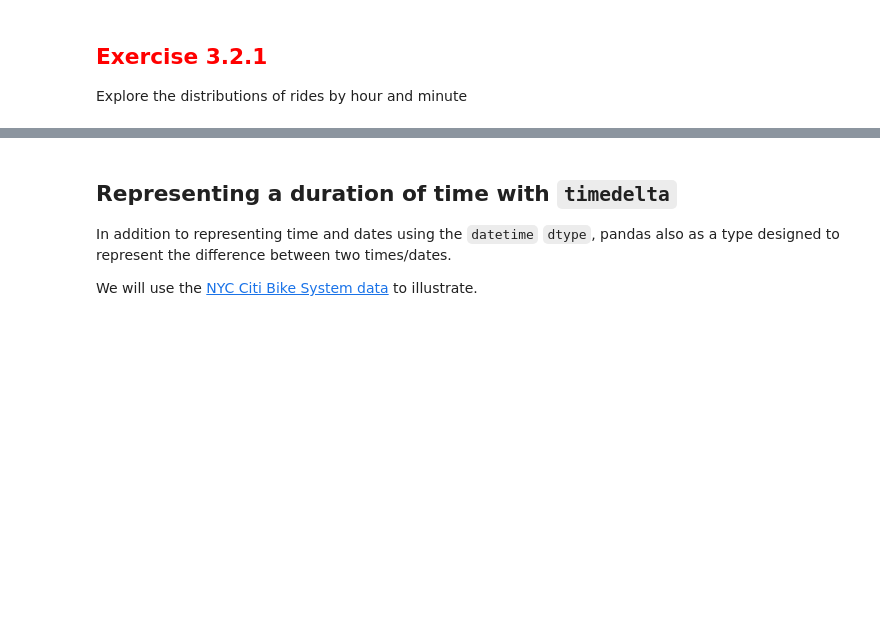
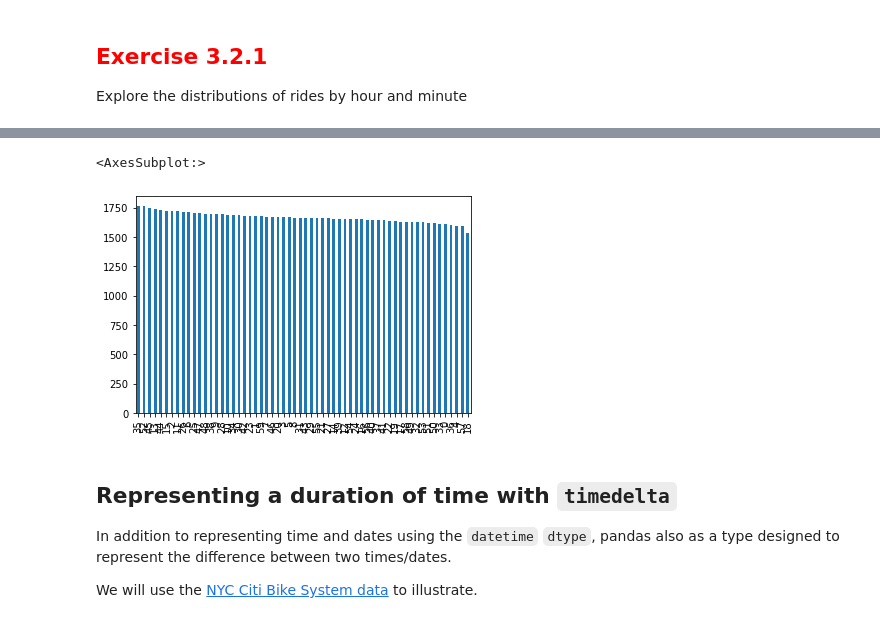
Before and after one commit to samwooden/module3_more_about_mutate, a Jupyter notebook: 3_2_working_with_dates.ipynb, the cells around one changed output, grey strips where cells are left out. Saved outputs shown, nothing was run; the diff lists cells and outputs as text; code cells hidden in the pictures; blank space fills up the shorter version.

```diff
--- a/3_2_working_with_dates.ipynb
+++ b/3_2_working_with_dates.ipynb
@@ -248,3 +251,8 @@ Explore the distributions of rides by hour and minute
+# %%
+uber_april.date.dt.minute.value_counts(sort=True).plot(kind='bar')
+# %% [output]
+<AxesSubplot:>
+[figure, added]
 # %% [markdown]
 ## Representing a duration of time with `timedelta`
 
```
Also changed, not shown: parts of 18 cells of this notebook, 3 other files.
